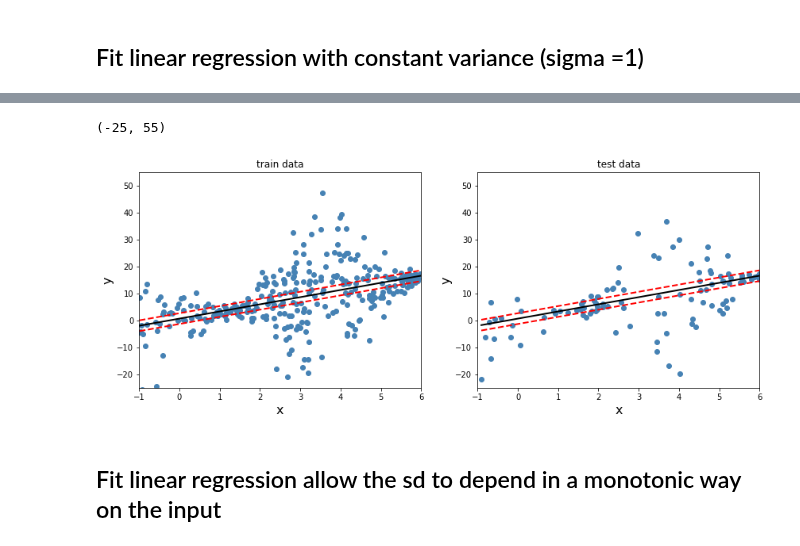
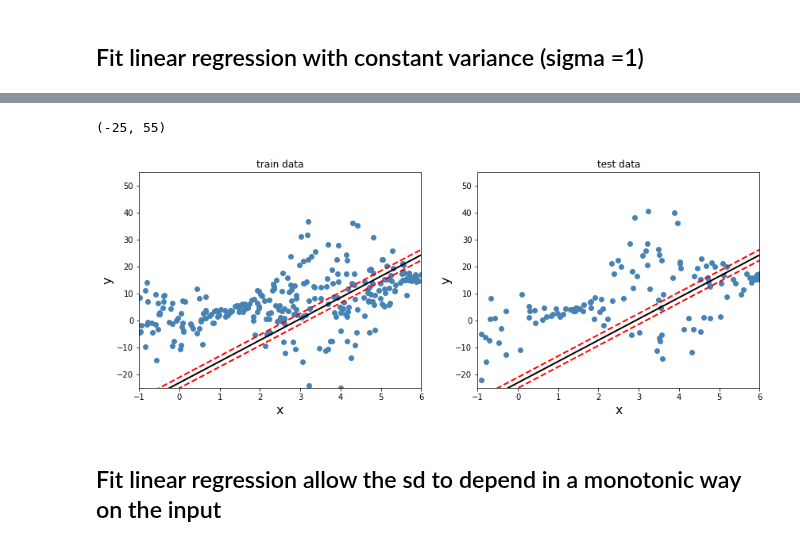
Before and after one commit to tensorchiefs/dl_book, a Jupyter notebook: chapter_05/fish_data_for_chapter_5.ipynb, the cells around one changed output, grey strips where cells are left out. Drawn from its saved outputs; the diff is of its cells as text; code cells hidden in the pictures.

```diff
--- a/chapter_05/fish_data_for_chapter_5.ipynb
+++ b/chapter_05/fish_data_for_chapter_5.ipynb
@@ -201,0 +201,27 @@ model.fit(x_train,y_train,batch_size=16,epochs=2000,verbose=0)
+# %%
+from tensorflow.keras.layers import Input
+from tensorflow.keras.layers import Dense
+from tensorflow.keras.optimizers import Adam
+
+# 10          20       30        40       50         55
+#123456789012345678901234567890123456789012345678901234
+def NLL(y, distr):
+  return -distr.log_prob(y) #A
+
+def my_dist(params): #B
+  return tfd.Normal(loc=params, scale=10)
+
+inputs = Input(shape=(1,))
+params = Dense(1)(inputs)#C
+
+dist = tfp.layers.DistributionLambda(my_dist)(params) #D
+model = Model(inputs=inputs, outputs=dist)
+model.compile(Adam(learning_rate=0.01), loss=NLL) #E
+
+#A Function to compute the NLL of an observed y under the fitted distribution distr.
+#B Function to utilize the output of the last layer (params) as the parameter(s) of a distribution
+#C Setting up the NN with one output node
+#D Calling a distributional layer to take the function my_dist with arguments params.
+#E Compiling the model with NLL as loss function
+
+model.summary()
@@ -202,34 +255,39 @@ model.fit(x_train,y_train,batch_size=16,epochs=2000,verbose=0)
+# %%
+model_mean = Model(inputs=inputs, outputs=dist.mean())
 # %%
 plt.figure(figsize=(14,5))
 
 plt.subplot(1,2,1)
 plt.scatter(x_train,y_train,color="steelblue") #observerd
-plt.plot(x_train,model.predict(x_train),color="black",linewidth=2)
-plt.plot(x_train,model.predict(x_train)+2,color="red",linestyle="--",linewidth=2)
-plt.plot(x_train,model.predict(x_train)-2,color="red",linestyle="--",linewidth=2)
+preds_tr = model_mean.predict(x_train)
+sigma = 1
+plt.plot(x_train,preds_tr,color="black",linewidth=2)
+plt.plot(x_train,preds_tr+2*sigma,color="red",linestyle="--",linewidth=2)
+plt.plot(x_train,preds_tr-2*sigma,color="red",linestyle="--",linewidth=2)
 plt.xlabel("x",size=16)
 plt.ylabel("y",size=16)
 plt.title("train data")
 plt.xlim([-1,6])
 plt.ylim([-25,55])
 #plt.savefig("fish_2.pdf")
 #files.download("fish_2.pdf")
 
+preds_te = model_mean.predict(x_test)
 plt.subplot(1,2,2)
 plt.scatter(x_test,y_test,color="steelblue") #observerd
-plt.plot(x_test,model.predict(x_test),color="black",linewidth=2)
-plt.plot(x_test,model.predict(x_test)+2,color="red",linestyle="--",linewidth=2)
-plt.plot(x_test,model.predict(x_test)-2,color="red",linestyle="--",linewidth=2)
+plt.plot(x_test,preds_te,color="black",linewidth=2)
+plt.plot(x_test,preds_te+2,color="red",linestyle="--",linewidth=2)
+plt.plot(x_test,preds_te-2,color="red",linestyle="--",linewidth=2)
 plt.xlabel("x",size=16)
 plt.ylabel("y",size=16)
 plt.title("test data")
 plt.xlim([-1,6])
 plt.ylim([-25,55])
 #plt.xlabel("x",size=16)
 #plt.ylabel("y",size=16)
 # %% [output]
 (-25, 55)
-[figure, old version]
+[figure, new version]
 # %% [markdown]
 ## Fit linear regression allow the sd to depend in a monotonic way on the input
 # %%
```
Also changed, not shown: parts of 14 cells of this notebook, 1 other file.
